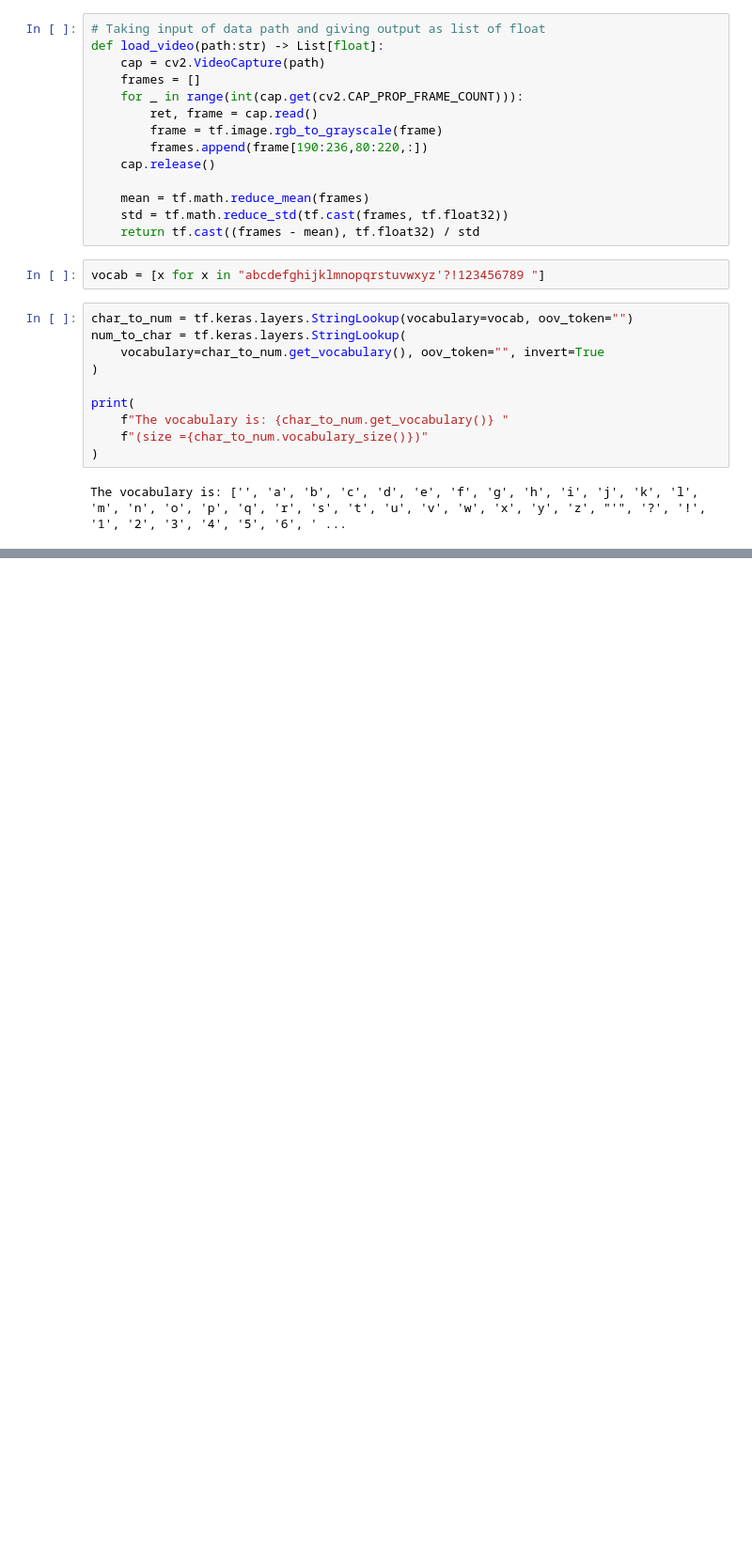
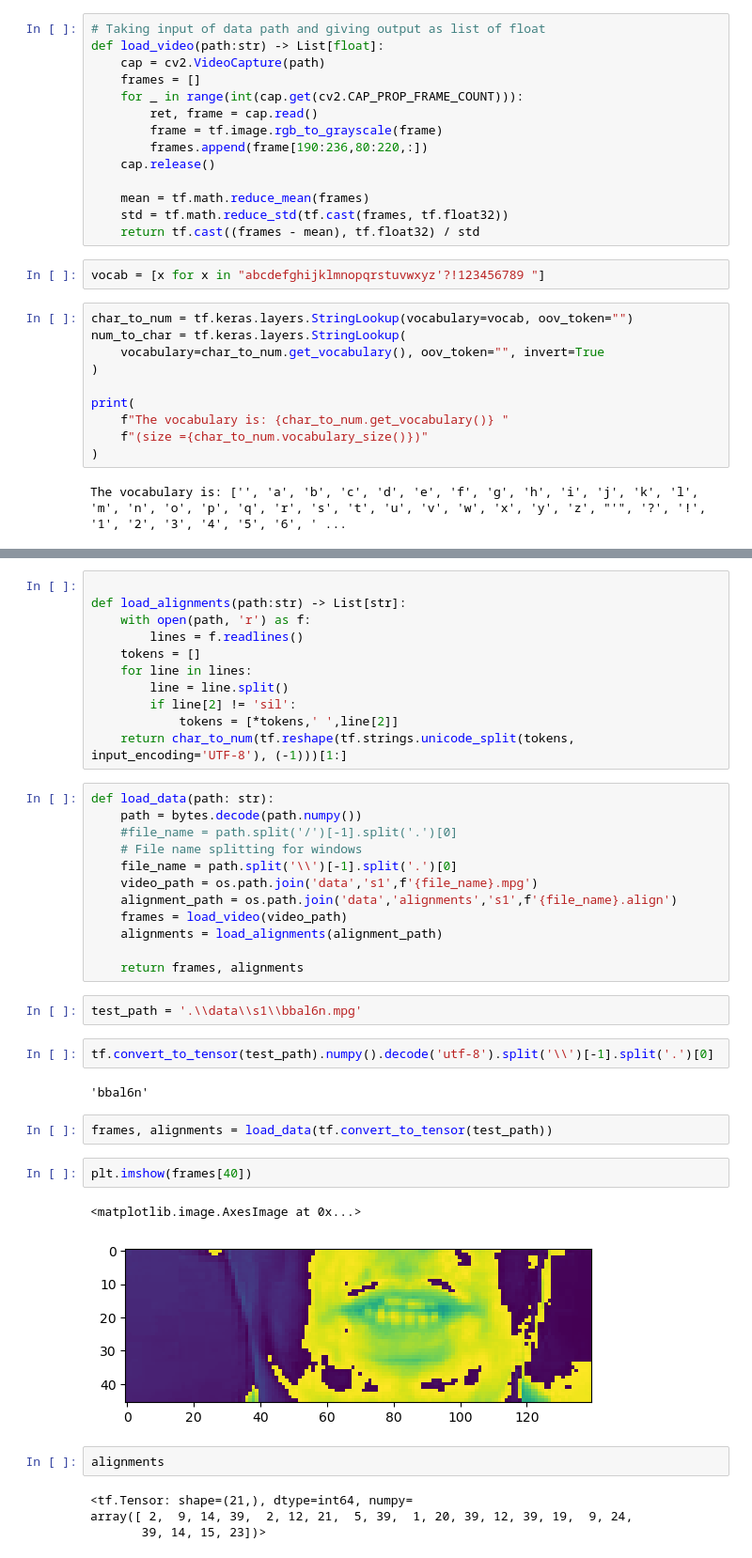
Before and after one commit to rohan-singh987/lipReader-Annotation-Generator, a Jupyter notebook: lipReader.ipynb, the cells around one changed output, grey strips where cells are left out. Shown: that part at 94% size. Saved outputs shown, nothing was run; the diff lists cells and outputs as text; blank space fills up the shorter version.

```diff
--- a/lipReader.ipynb
+++ b/lipReader.ipynb
@@ -76,0 +101,42 @@ The vocabulary is: ['', 'a', 'b', 'c', 'd', 'e', 'f', 'g', 'h', 'i', 'j', 'k', '
+# %%
+
+def load_alignments(path:str) -> List[str]:
+    with open(path, 'r') as f:
+        lines = f.readlines()
+    tokens = []
+    for line in lines:
+        line = line.split()
+        if line[2] != 'sil':
+            tokens = [*tokens,' ',line[2]]
+    return char_to_num(tf.reshape(tf.strings.unicode_split(tokens, input_encoding='UTF-8'), (-1)))[1:]
+# %%
+def load_data(path: str):
+    path = bytes.decode(path.numpy())
+    #file_name = path.split('/')[-1].split('.')[0]
+    # File name splitting for windows
+    file_name = path.split('\\')[-1].split('.')[0]
+    video_path = os.path.join('data','s1',f'{file_name}.mpg')
+    alignment_path = os.path.join('data','alignments','s1',f'{file_name}.align')
+    frames = load_video(video_path)
+    alignments = load_alignments(alignment_path)
+
+    return frames, alignments
+# %%
+test_path = '.\\data\\s1\\bbal6n.mpg'
+# %%
+tf.convert_to_tensor(test_path).numpy().decode('utf-8').split('\\')[-1].split('.')[0]
+# %% [output]
+'bbal6n'
+# %%
+frames, alignments = load_data(tf.convert_to_tensor(test_path))
+# %%
+plt.imshow(frames[40])
+# %% [output]
+<matplotlib.image.AxesImage at 0x...>
+[figure, added]
+# %%
+alignments
+# %% [output]
+<tf.Tensor: shape=(21,), dtype=int64, numpy=
+array([ 2,  9, 14, 39,  2, 12, 21,  5, 39,  1, 20, 39, 12, 39, 19,  9, 24,
+       39, 14, 15, 23])>
```
Also changed, not shown: parts of 18 cells of this notebook, 1 other file.
